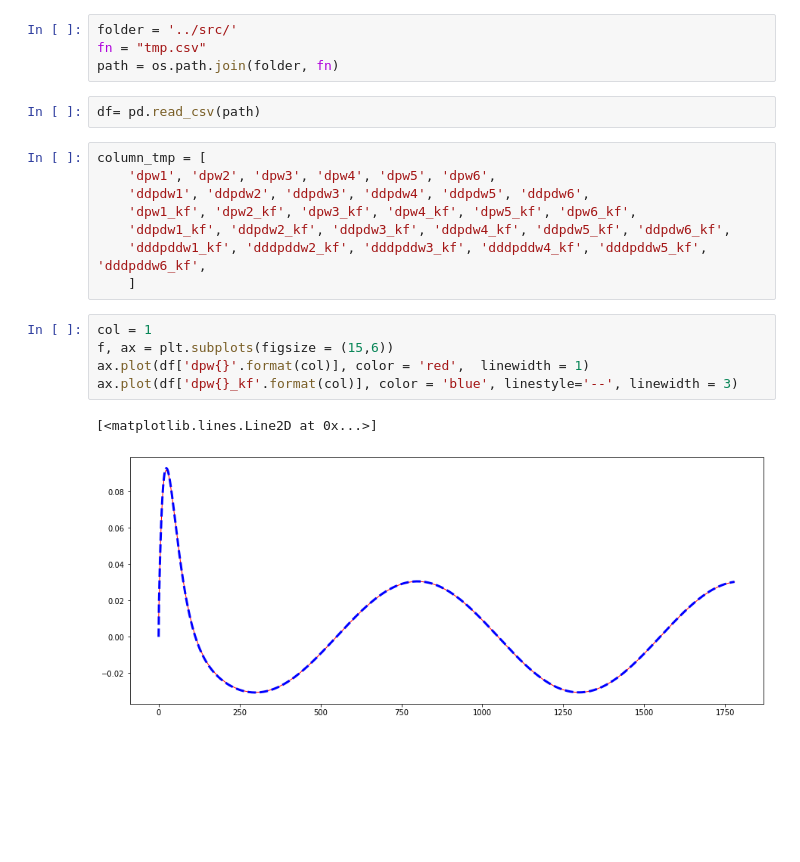
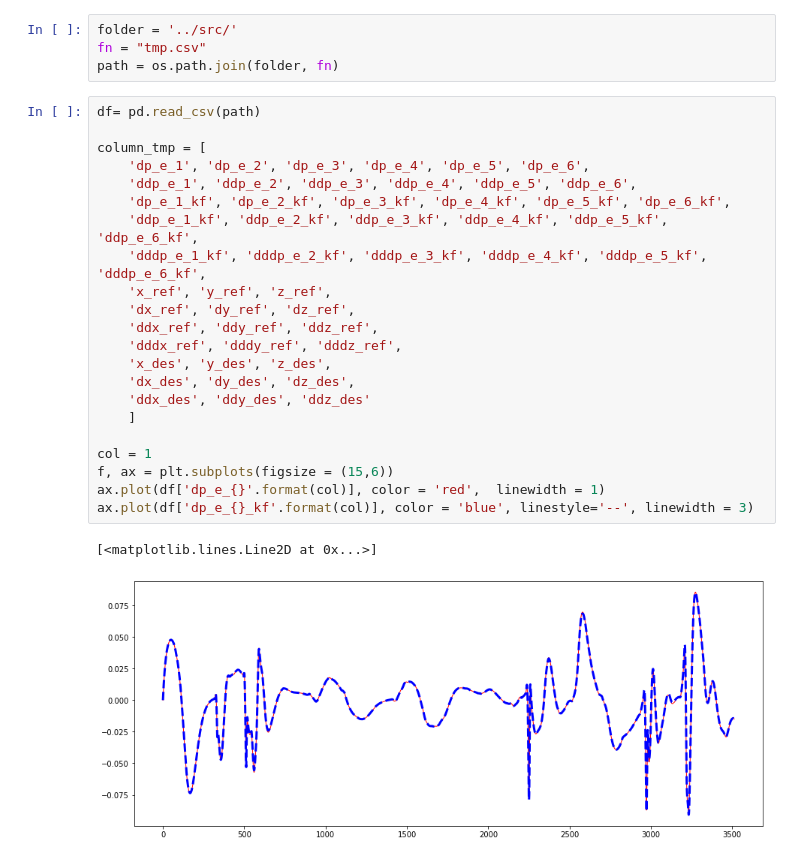
Before and after one commit to JhonPool4/journal_ws, a Jupyter notebook: src/motion_ur5_rviz/notebook/read_kalman.ipynb, the cells around one changed output. Saved outputs shown, nothing was run; the diff lists cells and outputs as text; blank space fills up the shorter version.

```diff
--- a/src/motion_ur5_rviz/notebook/read_kalman.ipynb
+++ b/src/motion_ur5_rviz/notebook/read_kalman.ipynb
@@ -7,22 +7,29 @@ import matplotlib.pyplot as plt
 folder = '../src/'
 fn = "tmp.csv"
 path = os.path.join(folder, fn)
-# %%
-df= pd.read_csv(path)
-# %%
-column_tmp = [
-	'dpw1', 'dpw2', 'dpw3', 'dpw4', 'dpw5', 'dpw6',
-    'ddpdw1', 'ddpdw2', 'ddpdw3', 'ddpdw4', 'ddpdw5', 'ddpdw6',
-    'dpw1_kf', 'dpw2_kf', 'dpw3_kf', 'dpw4_kf', 'dpw5_kf', 'dpw6_kf',
-    'ddpdw1_kf', 'ddpdw2_kf', 'ddpdw3_kf', 'ddpdw4_kf', 'ddpdw5_kf', 'ddpdw6_kf',
-    'dddpddw1_kf', 'dddpddw2_kf', 'dddpddw3_kf', 'dddpddw4_kf', 'dddpddw5_kf', 'dddpddw6_kf',
-	]
 # %%
+df= pd.read_csv(path)
+
+column_tmp = [
+	'dp_e_1', 'dp_e_2', 'dp_e_3', 'dp_e_4', 'dp_e_5', 'dp_e_6',
+    'ddp_e_1', 'ddp_e_2', 'ddp_e_3', 'ddp_e_4', 'ddp_e_5', 'ddp_e_6',
+    'dp_e_1_kf', 'dp_e_2_kf', 'dp_e_3_kf', 'dp_e_4_kf', 'dp_e_5_kf', 'dp_e_6_kf',
+    'ddp_e_1_kf', 'ddp_e_2_kf', 'ddp_e_3_kf', 'ddp_e_4_kf', 'ddp_e_5_kf', 'ddp_e_6_kf',
+    'dddp_e_1_kf', 'dddp_e_2_kf', 'dddp_e_3_kf', 'dddp_e_4_kf', 'dddp_e_5_kf', 'dddp_e_6_kf',
+    'x_ref', 'y_ref', 'z_ref',
+	'dx_ref', 'dy_ref', 'dz_ref',
+	'ddx_ref', 'ddy_ref', 'ddz_ref',
+	'dddx_ref', 'dddy_ref', 'dddz_ref',
+    'x_des', 'y_des', 'z_des',
+	'dx_des', 'dy_des', 'dz_des',
+	'ddx_des', 'ddy_des', 'ddz_des'
+	]
+
 col = 1
 f, ax = plt.subplots(figsize = (15,6))
-ax.plot(df['dpw{}'.format(col)], color = 'red',  linewidth = 1)
-ax.plot(df['dpw{}_kf'.format(col)], color = 'blue', linestyle='--', linewidth = 3)
+ax.plot(df['dp_e_{}'.format(col)], color = 'red',  linewidth = 1)
+ax.plot(df['dp_e_{}_kf'.format(col)], color = 'blue', linestyle='--', linewidth = 3)
 # %% [output]
 [<matplotlib.lines.Line2D at 0x...>]
-[figure, old version]
+[figure, new version]
 # %%
```
Also changed, not shown: parts of 4 cells of this notebook, 15 other files.
